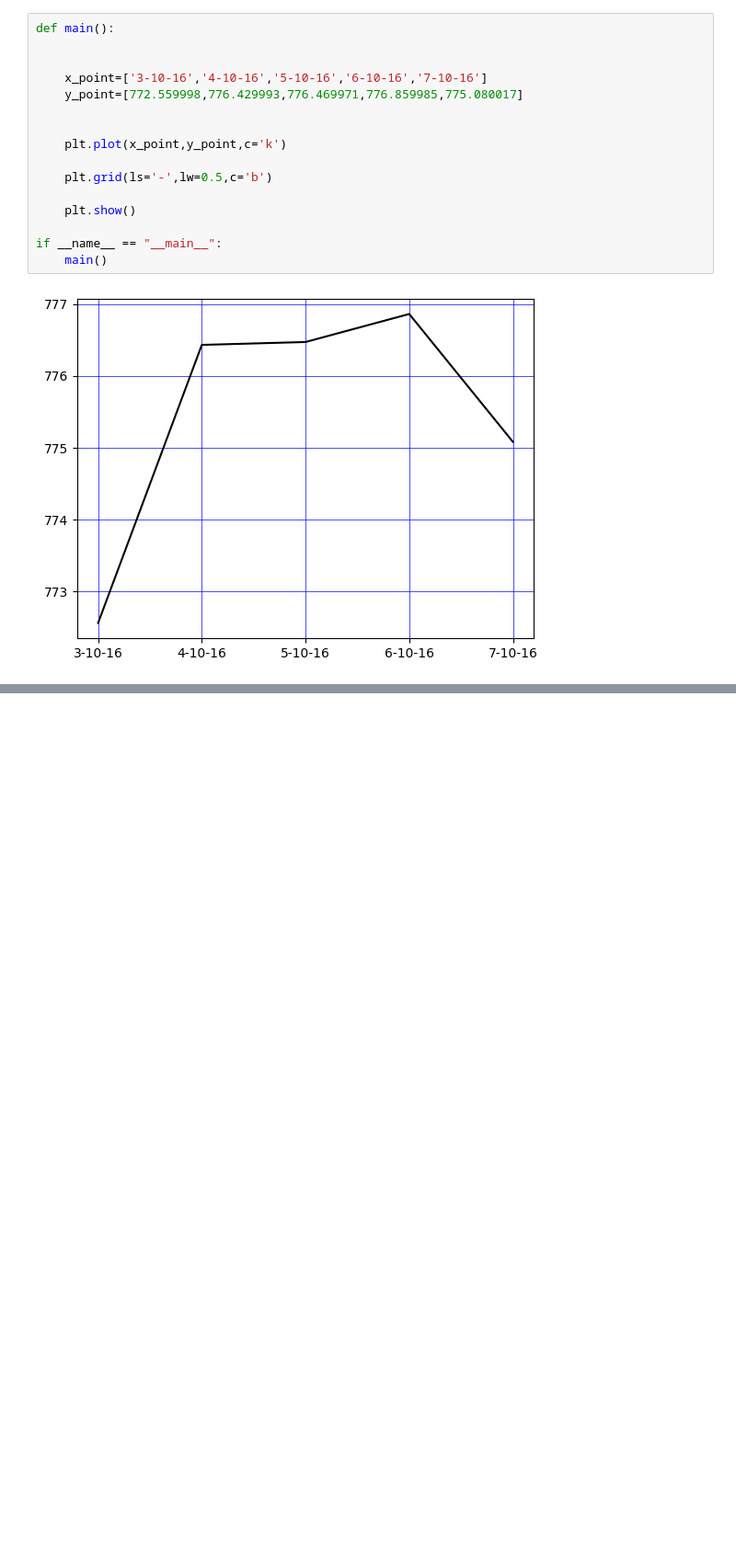
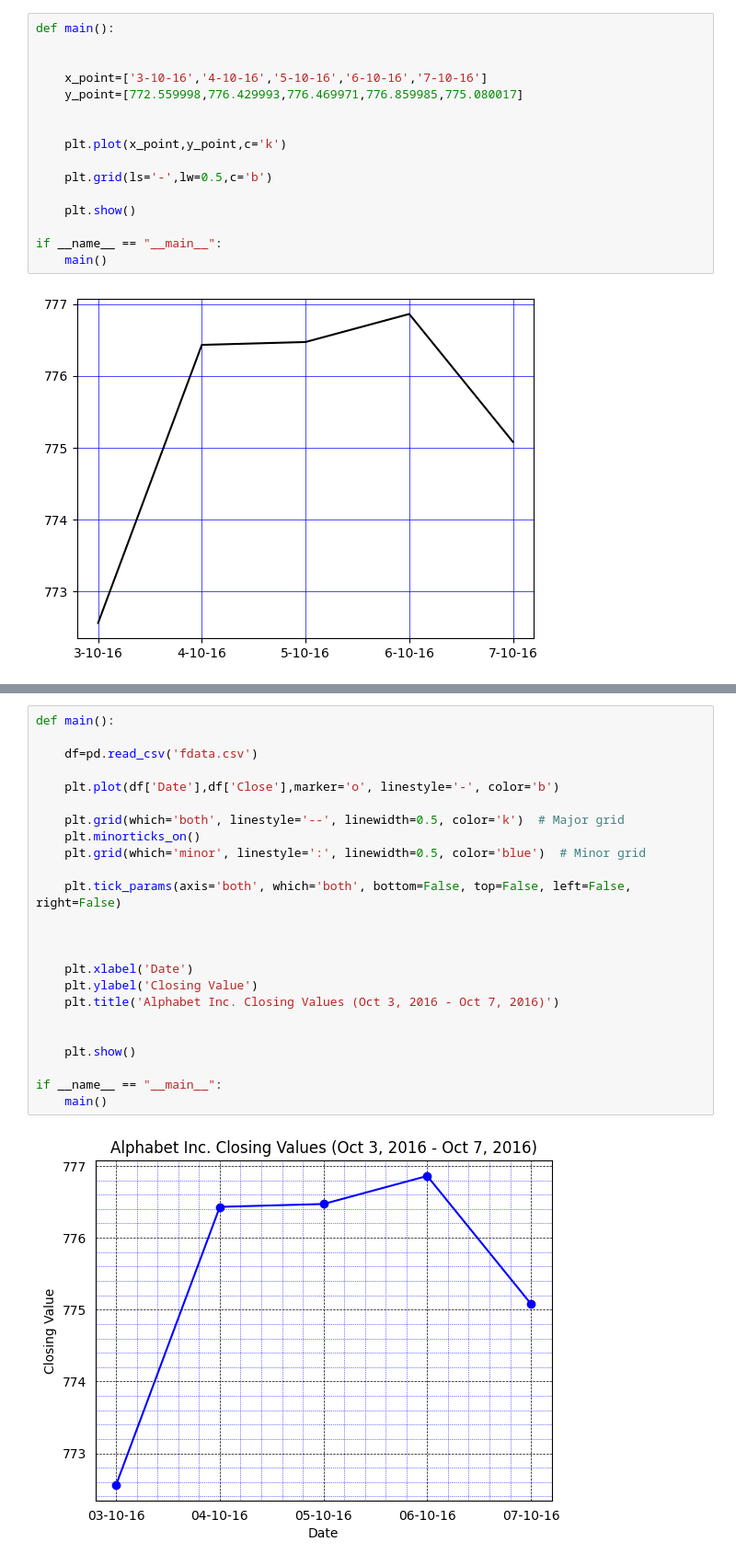
Before and after one commit to Deven5656/Python_Libraries, a Jupyter notebook: Matplotlib_line/line.ipynb, the cells around one changed output, grey strips where cells are left out. Shown at 92% size. Cells and saved outputs as stored; diff of their text form; blank space fills up the shorter version.

Commit message:
[Deven] Add :a Python program to display the grid and draw line charts (Major and minor grid)

```diff
--- a/Matplotlib_line/line.ipynb
+++ b/Matplotlib_line/line.ipynb
@@ -379,0 +382,26 @@ if __name__ == "__main__":
+# %%
+def main():
+
+    df=pd.read_csv('fdata.csv')
+
+    plt.plot(df['Date'],df['Close'],marker='o', linestyle='-', color='b')
+
+    plt.grid(which='both', linestyle='--', linewidth=0.5, color='k')  # Major grid
+    plt.minorticks_on()
+    plt.grid(which='minor', linestyle=':', linewidth=0.5, color='blue')  # Minor grid
+
+    plt.tick_params(axis='both', which='both', bottom=False, top=False, left=False, right=False)
+
+
+
+    plt.xlabel('Date')
+    plt.ylabel('Closing Value')
+    plt.title('Alphabet Inc. Closing Values (Oct 3, 2016 - Oct 7, 2016)')
+
+
+    plt.show()
+
+if __name__ == "__main__":
+    main()
+# %% [output]
+[figure, added]
```
Also changed, not shown: parts of 1 cell of this notebook.
